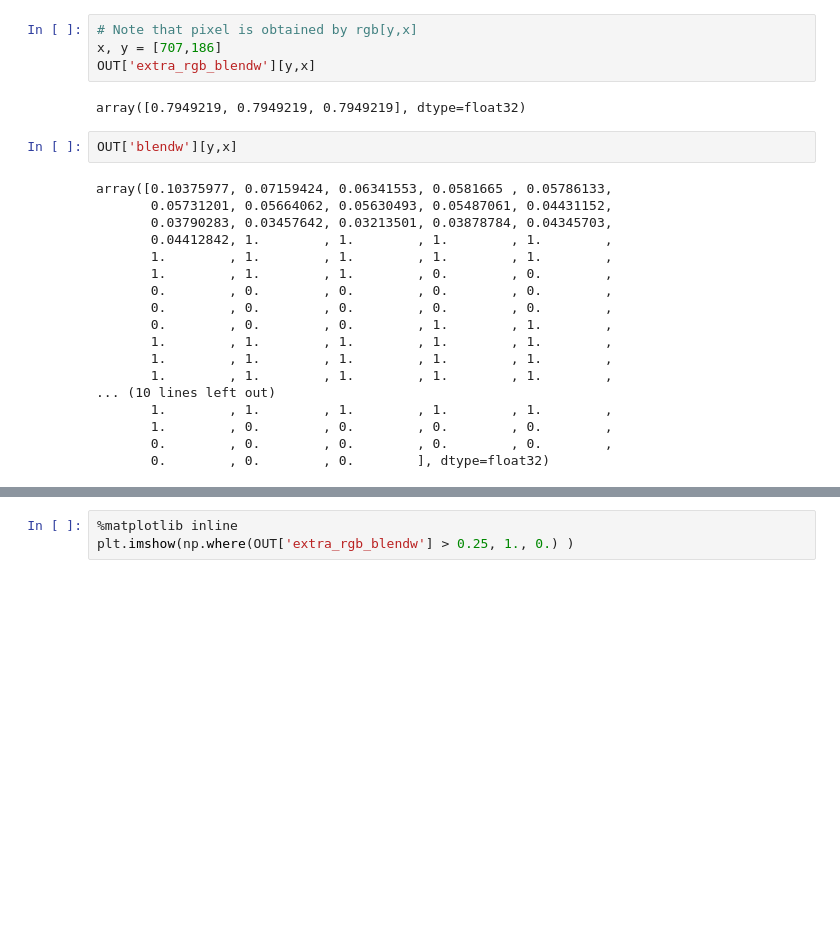
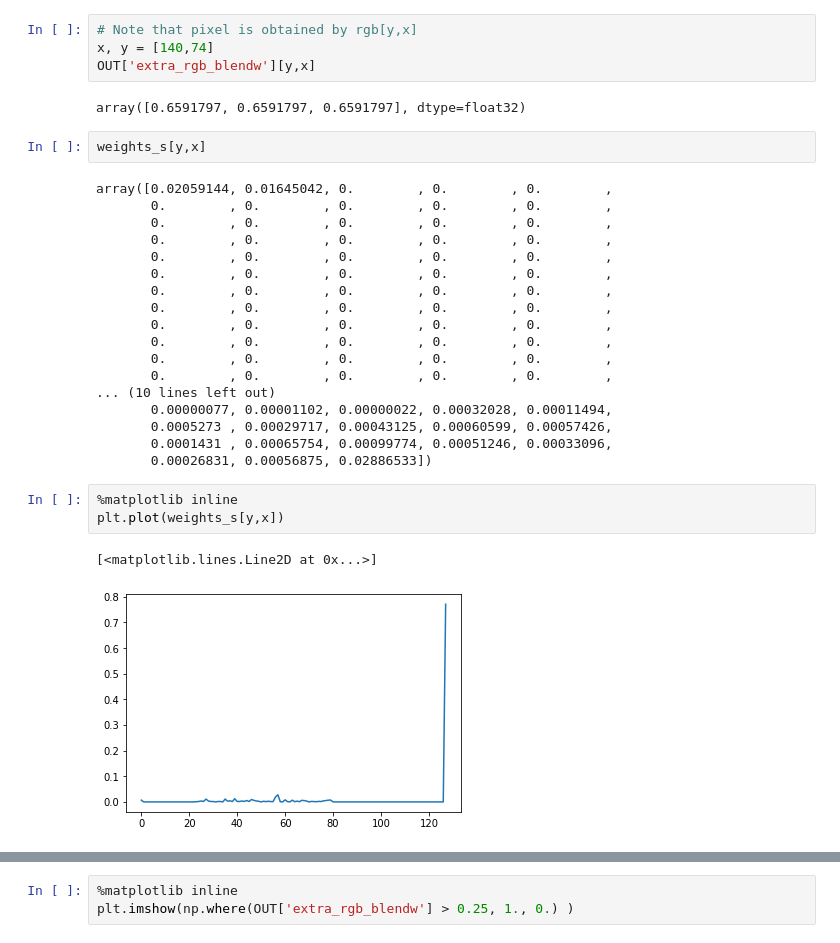
Before and after one commit to ChikaYan/hypernerf, a Jupyter notebook: model_out_checker.ipynb, the cells around one changed output, grey strips where cells are left out. Drawn from its saved outputs; the diff is of its cells as text; blank space fills up the shorter version.

```diff
--- a/model_out_checker.ipynb
+++ b/model_out_checker.ipynb
@@ -79,26 +87,32 @@ Clipping input data to the valid range for imshow with RGB data ([0..1] for floa
 # %%
 # Note that pixel is obtained by rgb[y,x]
-x, y = [707,186]
+x, y = [140,74]
 OUT['extra_rgb_blendw'][y,x]
 # %% [output]
-array([0.7949219, 0.7949219, 0.7949219], dtype=float32)
+array([0.6591797, 0.6591797, 0.6591797], dtype=float32)
 # %%
-OUT['blendw'][y,x]
+weights_s[y,x]
 # %% [output]
-array([0.10375977, 0.07159424, 0.06341553, 0.0581665 , 0.05786133,
-       0.05731201, 0.05664062, 0.05630493, 0.05487061, 0.04431152,
-       0.03790283, 0.03457642, 0.03213501, 0.03878784, 0.04345703,
-       0.04412842, 1.        , 1.        , 1.        , 1.        ,
-       1.        , 1.        , 1.        , 1.        , 1.        ,
-       1.        , 1.        , 1.        , 0.        , 0.        ,
+array([0.02059144, 0.01645042, 0.        , 0.        , 0.        ,
        0.        , 0.        , 0.        , 0.        , 0.        ,
        0.        , 0.        , 0.        , 0.        , 0.        ,
-       0.        , 0.        , 0.        , 1.        , 1.        ,
-       1.        , 1.        , 1.        , 1.        , 1.        ,
-       1.        , 1.        , 1.        , 1.        , 1.        ,
-       1.        , 1.        , 1.        , 1.        , 1.        ,
+       0.        , 0.        , 0.        , 0.        , 0.        ,
+       0.        , 0.        , 0.        , 0.        , 0.        ,
+       0.        , 0.        , 0.        , 0.        , 0.        ,
+       0.        , 0.        , 0.        , 0.        , 0.        ,
+       0.        , 0.        , 0.        , 0.        , 0.        ,
+       0.        , 0.        , 0.        , 0.        , 0.        ,
+       0.        , 0.        , 0.        , 0.        , 0.        ,
+       0.        , 0.        , 0.        , 0.        , 0.        ,
+       0.        , 0.        , 0.        , 0.        , 0.        ,
 ... (10 lines left out)
-       1.        , 1.        , 1.        , 1.        , 1.        ,
-       1.        , 0.        , 0.        , 0.        , 0.        ,
-       0.        , 0.        , 0.        , 0.        , 0.        ,
-       0.        , 0.        , 0.        ], dtype=float32)
+       0.00000077, 0.00001102, 0.00000022, 0.00032028, 0.00011494,
+       0.0005273 , 0.00029717, 0.00043125, 0.00060599, 0.00057426,
+       0.0001431 , 0.00065754, 0.00099774, 0.00051246, 0.00033096,
+       0.00026831, 0.00056875, 0.02886533])
+# %%
+%matplotlib inline
+plt.plot(weights_s[y,x])
+# %% [output]
+[<matplotlib.lines.Line2D at 0x...>]
+[figure, added]
```
Also changed, not shown: parts of 21 cells of this notebook, 6 other files.
